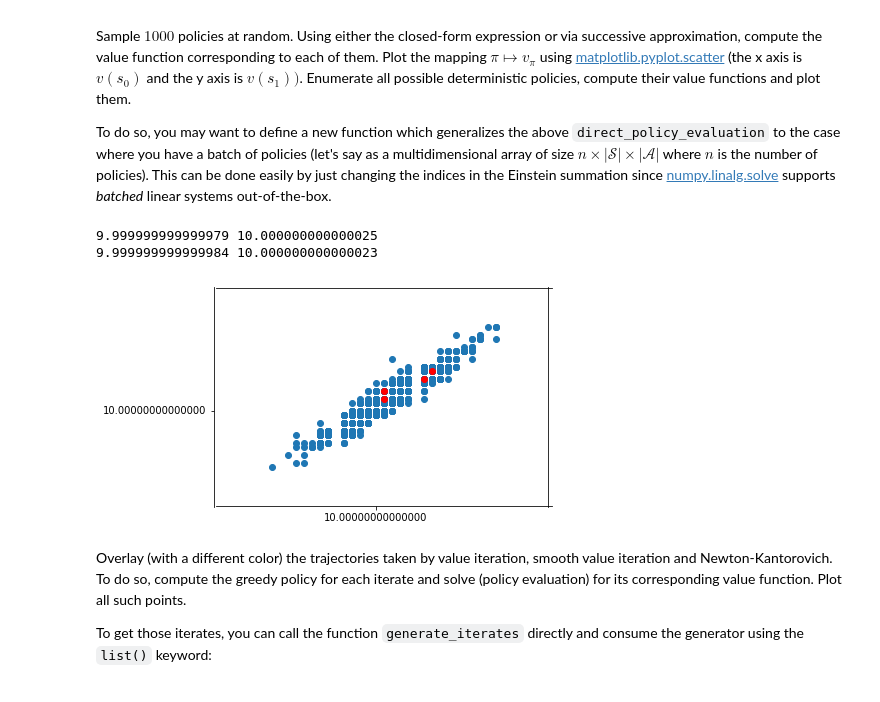
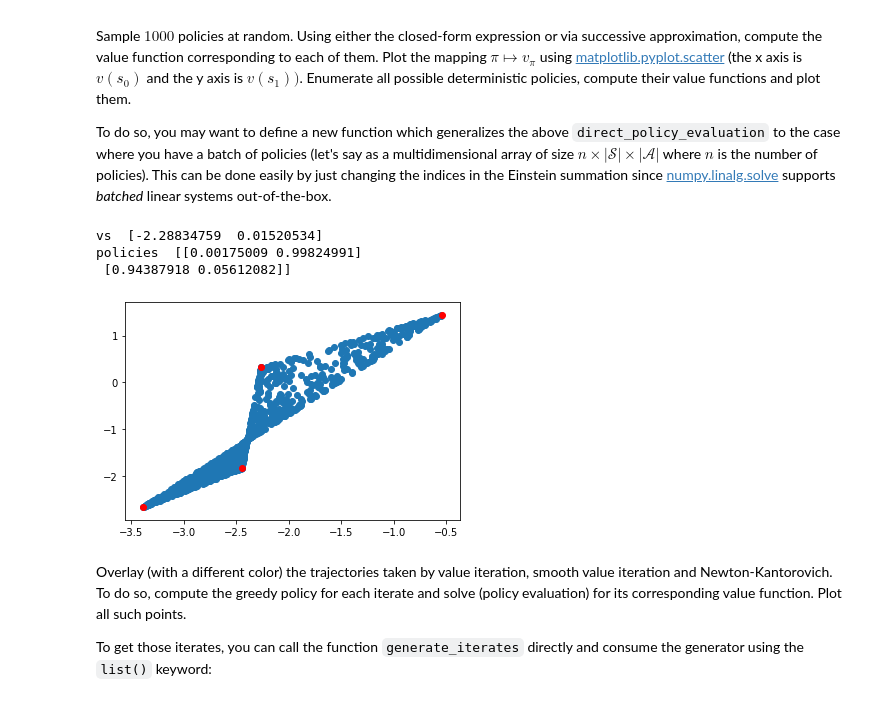
Before and after one commit to andreeadeac22/IFT6760H20, a Jupyter notebook: Copy_of_IFT6760_H20_A1_Template.ipynb, the cells around one changed output. Saved outputs shown, nothing was run; the diff lists cells and outputs as text; code cells hidden in the pictures.

```diff
--- a/Copy_of_IFT6760_H20_A1_Template.ipynb
+++ b/Copy_of_IFT6760_H20_A1_Template.ipynb
@@ -13,9 +13,9 @@ config.update("jax_enable_x64", True)
 def synthetic_mdp():
   P = np.array([[[0.75 , 0.25 ], [0.2 , 0.8 ]],
                 [[0.99, 0.01], [0.8, 0.2]]])
-  R = np.array(([[-0.5, -0.25 ],
+  mdp_R = np.array(([[-0.5, -0.25 ],
                 [ 0.5 ,  0.25 ]]))
-  return P, R, 0.9
+  return P, mdp_R, 0.9
 # %% [markdown]
 The method of successive approximation provides us with a generic template for all of our algorithms. In the following, we will use:
 # %%
@@ -53,7 +51,7 @@ def make_policy_evaluation_operator(P, R, discount, policy):
   return policy_evaluation_operator
 # %%
 mdp = synthetic_mdp()
-P, _, discount = mdp
+P, mdp_R, discount = mdp
 nstates, nactions = P.shape[-1], P.shape[0]
 # %% [markdown]
 A good sanity check to see if our policy evaluation method is to use a reward function which is $1$ everywhere. In the discounted setting, we have that the expected return should be equal to $1/(1-
@@ -504,68 +425,72 @@ Sample $1000$ policies at random. Using either the closed-form expression or via
 To do so, you may want to define a new function which generalizes the above ``direct_policy_evaluation`` to the case where you have a batch of policies (let's say as a multidimensional array of size $n \times |\mathcal{S}| \times |\mathcal{A}|$ where $n$ is the number of policies). This can be done easily by just changing the indices in the Einstein summation since [numpy.linalg.solve](https://docs.scipy.org/doc/numpy/reference/generated/numpy.linalg.solve.html) supports *batched*  linear systems out-of-the-box.
 # %%
 def batch_policy_evaluation(P, R, discount, policies):
-  p_pi = np.einsum('ijk,lji->ljk', P, policies)
-  discounted_p_pi = discount * p_pi
+
+  discounted_p_pi = discount * np.einsum('ijk,lji->ljk', P, policies)
   a = np.subtract(np.identity(P.shape[-1]), discounted_p_pi)
 
-  r_pi = np.einsum('lij, ij -> li', policies, R)
-  return np.linalg.solve(a, r_pi)
+  rpi = np.einsum('ij, lij -> li', R, policies)
+  return np.linalg.solve(a, rpi)
 
 
 import numpy.random as npr
-
-policies = npr.rand(1000, nstates, nactions)
-policies = policies / np.sum(policies, axis=-1, keepdims=True)
+alphas = [0.5, 0.5]
+policies = npr.dirichlet(alpha=alphas, size=(1000, nstates))
+#policies = policies / np.sum(policies, axis=-1, keepdims=True)
 
 import matplotlib.pyplot as plt
 
-vs = batch_policy_evaluation(P, reward_all_ones, discount, policies)
+vs = batch_policy_evaluation(*mdp, policies)
+
+random_int = npr.randint(0,1000)
+
+print("vs ", vs[random_int,:])
+print("policies ", policies[random_int,:])
 
 x = vs[:,0]
 y = vs[:,1]
-xlim_min = min(x)
-xlim_max = max(x)
+#xlim_min = min(x)
+#xlim_max = max(x)
+#print(xlim_min, xlim_max)
 
-print(xlim_min, xlim_max)
+#ylim_min = min(y)
+#ylim_max = max(y)
+#print(ylim_min, ylim_max)
 
-ylim_min = min(y)
-ylim_max = max(y)
-print(ylim_min, ylim_max)
-
-
-eps = 1e-14
-plt.xlim(xlim_min-eps, xlim_max+eps)
-plt.ylim(ylim_min-eps, ylim_max+eps)
+#eps = 1e-1
+#plt.xlim(xlim_min-eps, xlim_max+eps)
+#plt.ylim(ylim_min-eps, ylim_max+eps)
 plt.scatter(x, y)
 
 def fill(all_lists, part_list, i):
   if i == nstates:
     all_lists.append(part_list)
   else:
     for j in range(nactions):
       cur_list = list(part_list)
       cur_list.append(j)
       fill(all_lists, cur_list, i + 1)
 
 deterministic_policies= []
 fill(deterministic_policies, [], 0)
 
 det_policies = []
 for pol in deterministic_policies:
   det_policies += [np.eye(P.shape[-1])[pol]]
 
 det_policies = np.stack(det_policies)
 
-det_vs = batch_policy_evaluation(P, reward_all_ones, discount, det_policies)
+det_vs = batch_policy_evaluation(*mdp, det_policies)
 det_x = det_vs[:,0]
 det_y = det_vs[:,1]
 
 plt.scatter(det_x, det_y, c='red')
 plt.show()
 # %% [output]
-9.999999999999979 10.000000000000025
-9.999999999999984 10.000000000000023
+vs  [-2.28834759  0.01520534]
+policies  [[0.00175009 0.99824991]
+ [0.94387918 0.05612082]]
-[figure, old version]
+[figure, new version]
 # %% [markdown]
 Overlay (with a different color) the trajectories taken by value iteration, smooth value iteration and Newton-Kantorovich. To do so, compute the greedy policy for each iterate and solve (policy evaluation) for its corresponding value function. Plot all such points.
 
```
Also changed, not shown: parts of 27 cells of this notebook.
